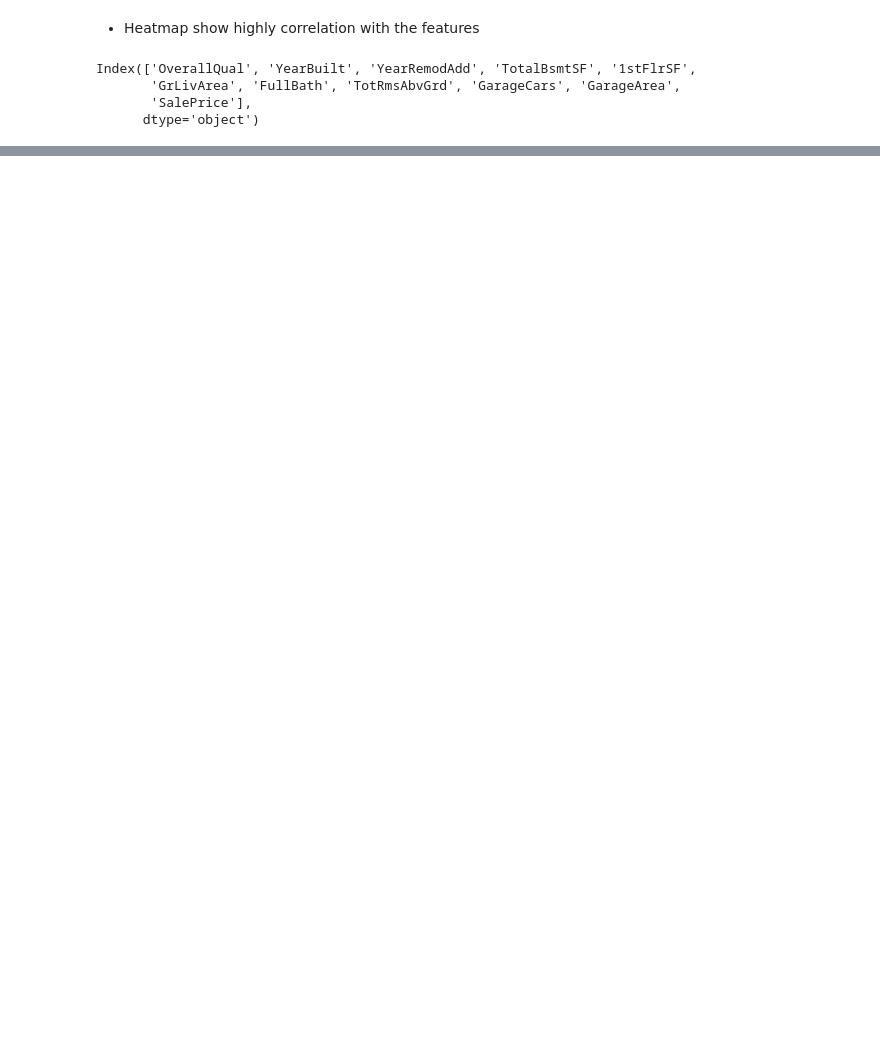
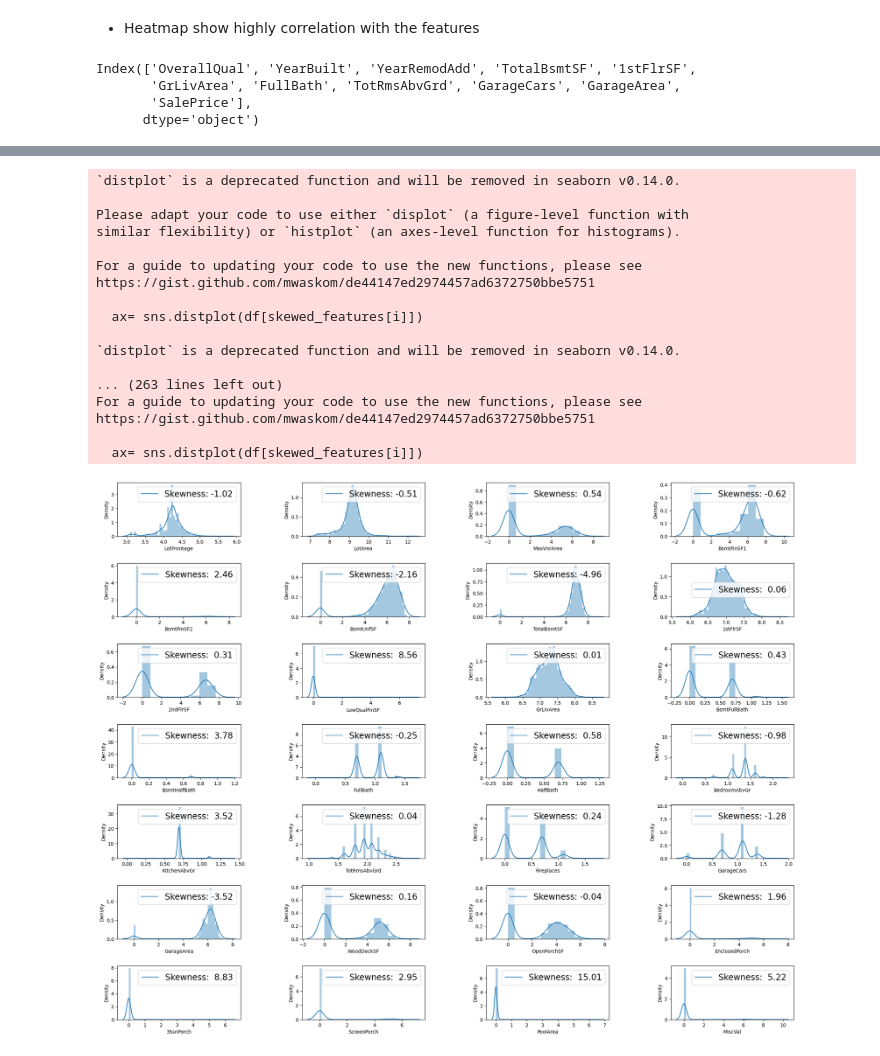
Before and after one commit to Divya13-lab/Git_Projects, a Jupyter notebook: Machine_Learning_Projects/Advance_house_price_pre_reg.ipynb, the cells around one changed output, grey strips where cells are left out. Saved outputs shown, nothing was run; the diff lists cells and outputs as text; code cells hidden in the pictures; blank space fills up the shorter version.

```diff
--- a/Machine_Learning_Projects/Advance_house_price_pre_reg.ipynb
+++ b/Machine_Learning_Projects/Advance_house_price_pre_reg.ipynb
@@ -303,0 +717,6 @@ Index(['OverallQual', 'YearBuilt', 'YearRemodAdd', 'TotalBsmtSF', '1stFlrSF',
+# %%
+# let's convert the Month of sold column numerical to the categorical form by importing 'calendar library'
+import calendar
+
+df['MoSold']= df['MoSold'].apply(lambda x: calendar.month_abbr[x])
+df['MoSold'].unique()
@@ -303,0 +760,4 @@ Index(['OverallQual', 'YearBuilt', 'YearRemodAdd', 'TotalBsmtSF', '1stFlrSF',
+# %%
+from pandas.api.types import CategoricalDtype
+df['BsmtCond']= df['BsmtCond'].astype(CategoricalDtype(categories= ['NA', 'Po', 'Fa', 'TA', 'GD', 'Ex'],
+                                                            ordered= True)).cat.codes
@@ -303,0 +864,9 @@ Index(['OverallQual', 'YearBuilt', 'YearRemodAdd', 'TotalBsmtSF', '1stFlrSF',
+# %%
+plt.figure(figsize= (20, 15))
+for i in range(len(skewed_features)):
+    if i <= 28:
+
+       plt.subplot(7, 4, i+1)
+       plt.subplots_adjust(hspace= 0.5, wspace = 0.5)
+       ax = sns.distplot(df[skewed_features[i]])
+       ax.legend(['Skewness: {: .2f}'.format(df[skewed_features[i]].skew())], fontsize= 'xx-large')
@@ -303,0 +894,31 @@ Index(['OverallQual', 'YearBuilt', 'YearRemodAdd', 'TotalBsmtSF', '1stFlrSF',
+# %%
+# decreasing the skewness of data
+for i in skewed_features:
+    df[i]= np.log(df[i] + 1)
+# %%
+plt.figure(figsize=(25, 20))
+for i in range (len(skewed_features)):
+    if i <= 28:
+        plt.subplot(7, 4, i+1)
+        plt.subplots_adjust(hspace= 0.5, wspace= 0.5)
+        ax= sns.distplot(df[skewed_features[i]])
+        ax.legend(['Skewness: {: .2f}'.format(df[skewed_features[i]].skew())], fontsize= 'xx-large')
+# %% [output]
+`distplot` is a deprecated function and will be removed in seaborn v0.14.0.
+
+Please adapt your code to use either `displot` (a figure-level function with
+similar flexibility) or `histplot` (an axes-level function for histograms).
+
+For a guide to updating your code to use the new functions, please see
+https://gist.github.com/mwaskom/de44147ed2974457ad6372750bbe5751
+
+  ax= sns.distplot(df[skewed_features[i]])
+
+`distplot` is a deprecated function and will be removed in seaborn v0.14.0.
+
+... (263 lines left out)
+For a guide to updating your code to use the new functions, please see
+https://gist.github.com/mwaskom/de44147ed2974457ad6372750bbe5751
+
+  ax= sns.distplot(df[skewed_features[i]])
+[figure, added]
```
Also changed, not shown: parts of 56 cells of this notebook, 14 other files.
